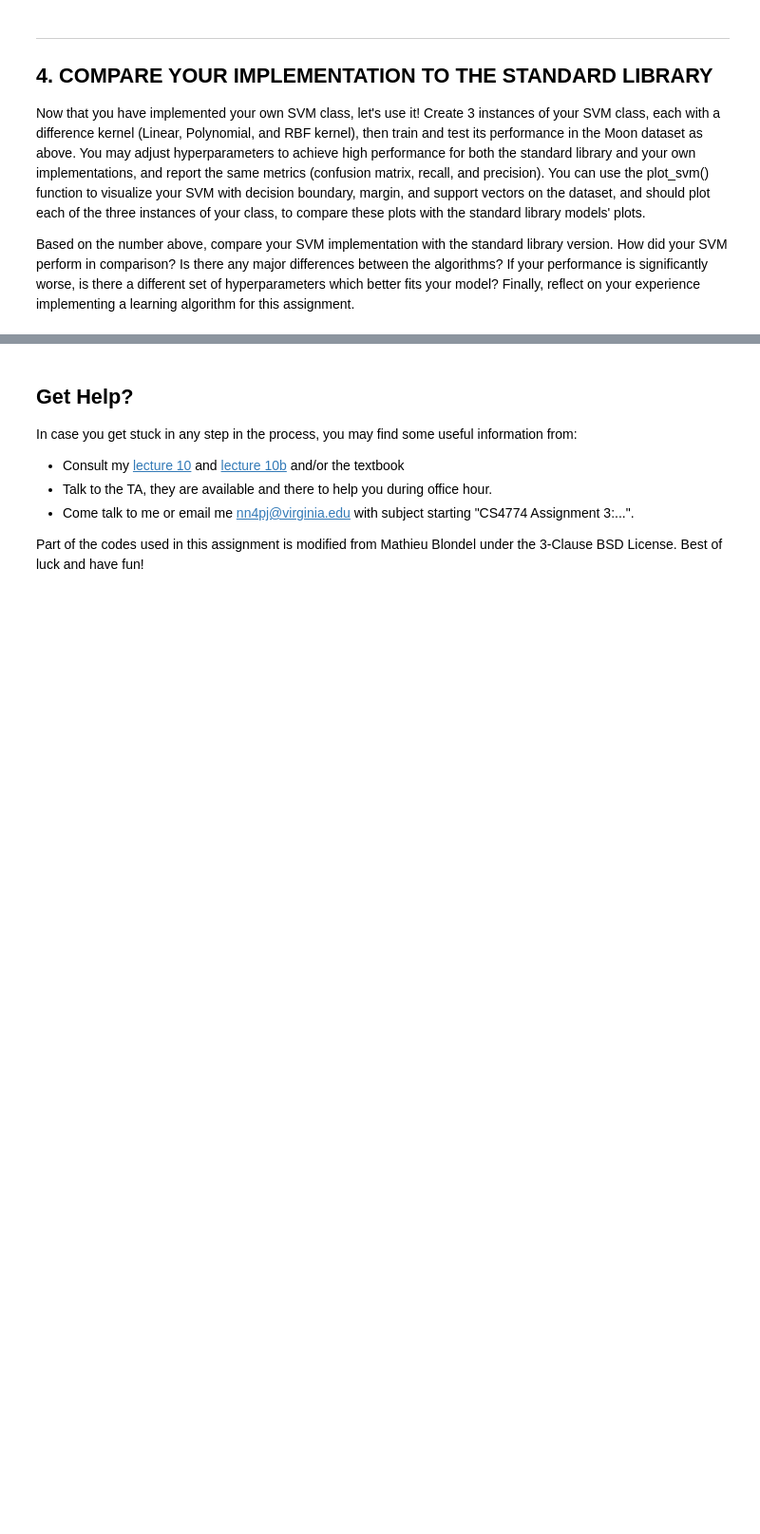
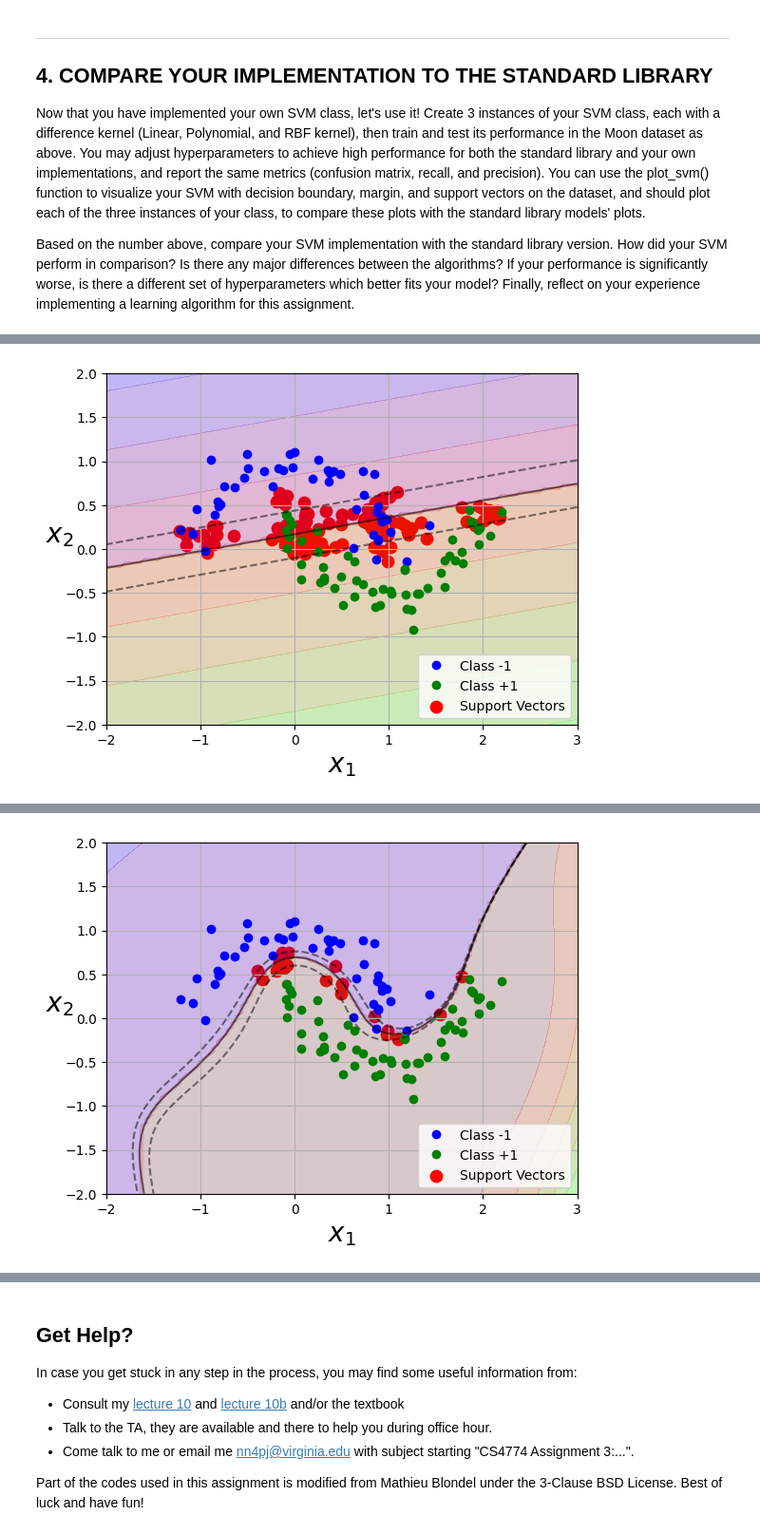
Before and after one commit to JackHalliwill/ML_Assignment3, a Jupyter notebook: jh8vn_assignment_3_svm.ipynb, the cells around one changed output, grey strips where cells are left out. Shown at 95% size. Drawn from its saved outputs; the diff is of its cells as text; code cells hidden in the pictures; blank space fills up the shorter version.

```diff
--- a/jh8vn_assignment_3_svm.ipynb
+++ b/jh8vn_assignment_3_svm.ipynb
@@ -243,16 +243,16 @@ def linear_kernel(u, v):
     return np.dot(u, v)
 
 # Polynomial Kernel (of degree up to and including p)
-def polynomial_kernel(u, v, p=3):
+def polynomial_kernel(u, v, p=7):
     # SUBTASK 1: Implement the kernel formulation here
     return (np.dot(u,v) + 1) ** p
 
 # Gaussian RBF Kernel
-def rbf_kernel(u, v, gamma=0.1):
+def rbf_kernel(u, v, gamma=10):
     # SUBTASK 2: Implement the kernel formulation here
     # Note that gamma is provided, not sigma; see the slides for the relationship between gamma and sigma
     sigma = math.sqrt(1/(2*gamma))
-    return np.exp(-np.linalg.norm(u-v)**2 / (2 * (sigma ** 2)))
+    return np.exp(-gamma * (np.linalg.norm(u-v) ** 2))
 # %%
 import cvxopt # The optimization package for Quadratic Programming
 import cvxopt.solvers
@@ -412,7 +401,3 @@ KeyboardInterrupt:
 Now that you have implemented your own SVM class, let's use it! Create 3 instances of your SVM class, each with a difference kernel (Linear, Polynomial, and RBF kernel), then train and test its performance in the Moon dataset as above. You may adjust hyperparameters to achieve high performance for both the standard library and your own implementations, and report the same metrics (confusion matrix, recall, and precision). You can use the plot_svm() function to visualize your SVM with decision boundary, margin, and support vectors on the dataset, and should plot each of the three instances of your class, to compare these plots with the standard library models' plots.
 
 Based on the number above, compare your SVM implementation with the standard library version. How did your SVM perform in comparison? Is there any major differences between the algorithms? If your performance is significantly worse, is there a different set of hyperparameters which better fits your model? Finally, reflect on your experience implementing a learning algorithm for this assignment.
-# %%
-# Your code here
-svm = MySVM(C=10)
-svm.fit(X_train, y_train)
@@ -436,0 +404,68 @@ svm.fit(X_train, y_train)
+# %%
+# Your code here
+# Linear
+svm_lin = MySVM(C=10)
+svm_lin.fit(X_train, y_train)
+
+
+y_pred = svm_lin.predict(X_test)
+conf_matrix = confusion_matrix(y_test, y_pred)
+
+print()
+print("Linear:")
+print("Confusion matrix:")
+print(conf_matrix)
+print("Recall: " + str(conf_matrix[0][0]/(conf_matrix[0][0]+conf_matrix[1][0])))
+print("Precision: " + str(conf_matrix[0][0]/(conf_matrix[0][0]+conf_matrix[0][1])))
+print()
+
+plot_svm(svm_lin,X_test,y_test)
+plt.show()
+
+# Poly
+svm_poly = MySVM(C=1, kernel=polynomial_kernel)
+svm_poly.fit(X_train, y_train)
+
+
+y_pred = svm_poly.predict(X_test)
+conf_matrix = confusion_matrix(y_test, y_pred)
+
+print()
+print("Poly:")
+print("Confusion matrix:")
+print(conf_matrix)
+print("Recall: " + str(conf_matrix[0][0]/(conf_matrix[0][0]+conf_matrix[1][0])))
+print("Precision: " + str(conf_matrix[0][0]/(conf_matrix[0][0]+conf_matrix[0][1])))
+print()
+
+plot_svm(svm_poly,X_test,y_test)
+plt.show()
+
+# RBF
+svm_rbf = MySVM(C=.75, kernel=rbf_kernel)
+svm_rbf.fit(X_train, y_train)
+
+
+y_pred = svm_rbf.predict(X_test)
+conf_matrix = confusion_matrix(y_test, y_pred)
+
+print()
+print("RBF:")
+print("Confusion matrix:")
+print(conf_matrix)
+print("Recall: " + str(conf_matrix[0][0]/(conf_matrix[0][0]+conf_matrix[1][0])))
+print("Precision: " + str(conf_matrix[0][0]/(conf_matrix[0][0]+conf_matrix[0][1])))
+print()
+
+plot_svm(svm_rbf,X_test,y_test)
+plt.show()
+
+"""
+The differences between the standard library and my model are miniscule. With exactly the same parameters:
+On the linear svm, both resulted in exactly the same precision and recall numbers.
+On the poly svm, my model slighty outperformed in precision, while both had a recall of 1.
+On the RBF svm, my model slighty underperformed in precsion by a few percentage points, while both again having a recall of 1.
+
+The difference in the poly svm can likely be attributed to the fact that my model does not take in coef0 as a parameter.
+"""
+# %% [output]
@@ -436,0 +489 @@ svm.fit(X_train, y_train)
+[figure, added]
@@ -436,0 +507 @@ svm.fit(X_train, y_train)
+[figure, added]
```
Also changed, not shown: parts of 3 cells of this notebook.
